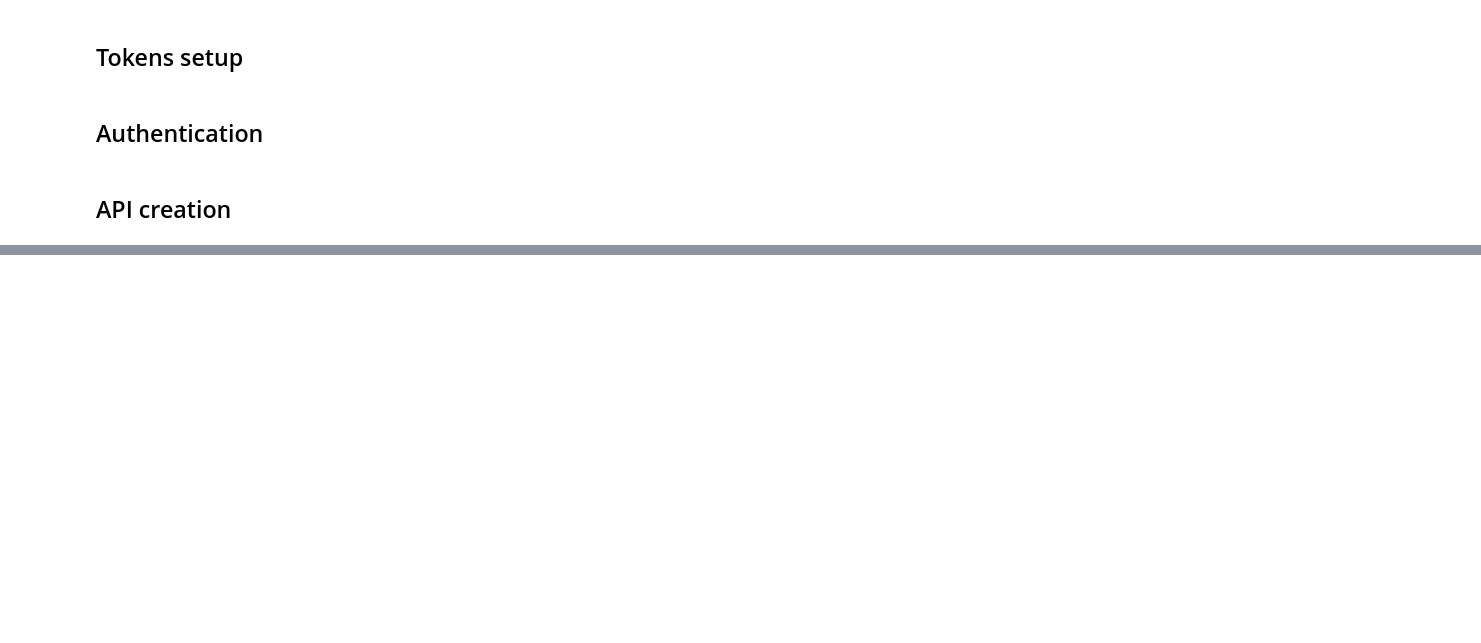
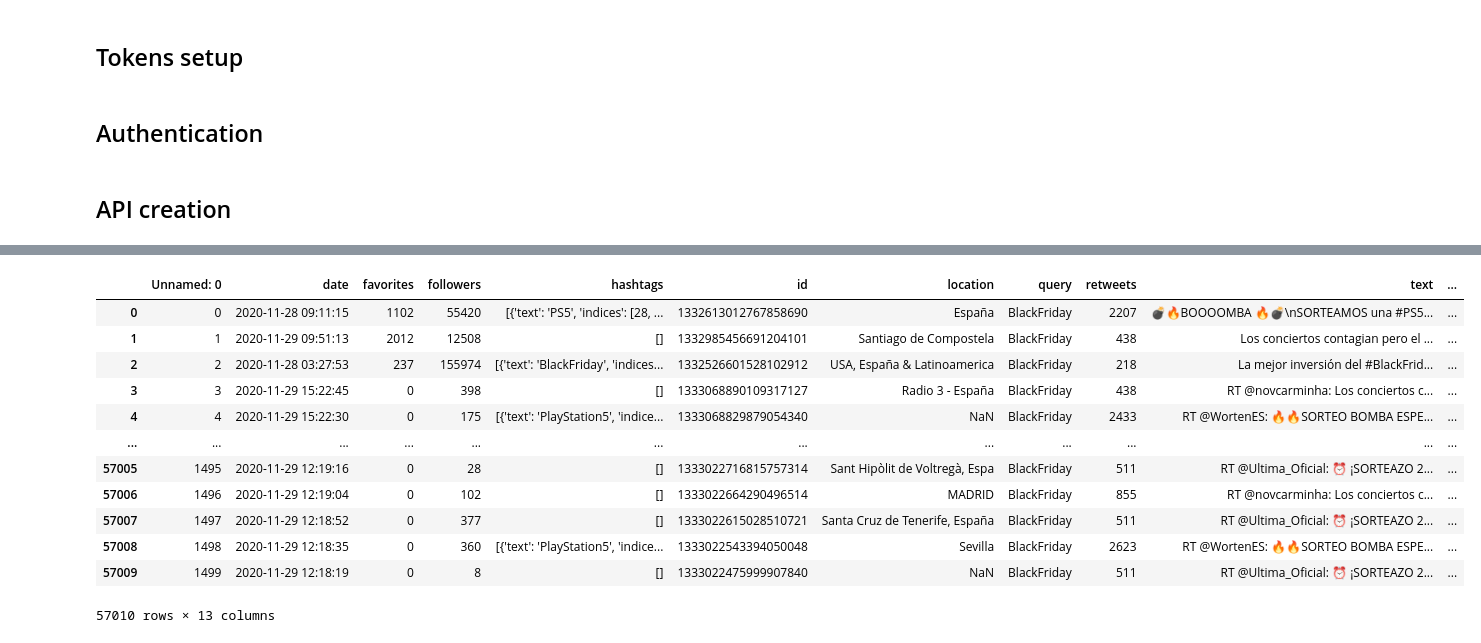
Before and after one commit to patricrp/BFVisualization, a Jupyter notebook: input/Twitter API Fetching Black Friday Content.ipynb, the cells around one changed output, grey strips where cells are left out. Drawn from its saved outputs; the diff is of its cells as text; code cells hidden in the pictures; blank space fills up the shorter version.

```diff
--- a/input/Twitter API Fetching Black Friday Content.ipynb
+++ b/input/Twitter API Fetching Black Friday Content.ipynb
@@ -30,0 +119,18 @@ TweepError: Twitter error response: status code = 401
+# %%
+df = pd.read_csv('../output/BlackFriday.csv')
+# %%
+df
+# %% [output]
+|  | Unnamed: 0 | date | favorites | followers | hashtags | id | location | query | retweets | text | ... |
+| 0 | 0 | 2020-11-28 09:11:15 | 1102 | 55420 | [{'text': 'PS5', 'indices': [28, ... | 1332613012767858690 | España | BlackFriday | 2207 | 💣🔥BOOOOMBA 🔥💣\nSORTEAMOS una #PS5... | ... |
+| 1 | 1 | 2020-11-29 09:51:13 | 2012 | 12508 | [] | 1332985456691204101 | Santiago de Compostela | BlackFriday | 438 | Los conciertos contagian pero el ... | ... |
+| 2 | 2 | 2020-11-28 03:27:53 | 237 | 155974 | [{'text': 'BlackFriday', 'indices... | 1332526601528102912 | USA, España & Latinoamerica | BlackFriday | 218 | La mejor inversión del #BlackFrid... | ... |
+| 3 | 3 | 2020-11-29 15:22:45 | 0 | 398 | [] | 1333068890109317127 | Radio 3 - España | BlackFriday | 438 | RT @novcarminha: Los conciertos c... | ... |
+| 4 | 4 | 2020-11-29 15:22:30 | 0 | 175 | [{'text': 'PlayStation5', 'indice... | 1333068829879054340 | NaN | BlackFriday | 2433 | RT @WortenES: 🔥🔥SORTEO BOMBA ESPE... | ... |
+| ... | ... | ... | ... | ... | ... | ... | ... | ... | ... | ... | ... |
+| 57005 | 1495 | 2020-11-29 12:19:16 | 0 | 28 | [] | 1333022716815757314 | Sant Hipòlit de Voltregà, Espa | BlackFriday | 511 | RT @Ultima_Oficial: ⏰ ¡SORTEAZO 2... | ... |
+| 57006 | 1496 | 2020-11-29 12:19:04 | 0 | 102 | [] | 1333022664290496514 | MADRID | BlackFriday | 855 | RT @novcarminha: Los conciertos c... | ... |
+| 57007 | 1497 | 2020-11-29 12:18:52 | 0 | 377 | [] | 1333022615028510721 | Santa Cruz de Tenerife, España | BlackFriday | 511 | RT @Ultima_Oficial: ⏰ ¡SORTEAZO 2... | ... |
+| 57008 | 1498 | 2020-11-29 12:18:35 | 0 | 360 | [{'text': 'PlayStation5', 'indice... | 1333022543394050048 | Sevilla | BlackFriday | 2623 | RT @WortenES: 🔥🔥SORTEO BOMBA ESPE... | ... |
+| 57009 | 1499 | 2020-11-29 12:18:19 | 0 | 8 | [] | 1333022475999907840 | NaN | BlackFriday | 511 | RT @Ultima_Oficial: ⏰ ¡SORTEAZO 2... | ... |
+57010 rows × 13 columns
```
Also changed, not shown: parts of 14 cells of this notebook, 4 other files.
